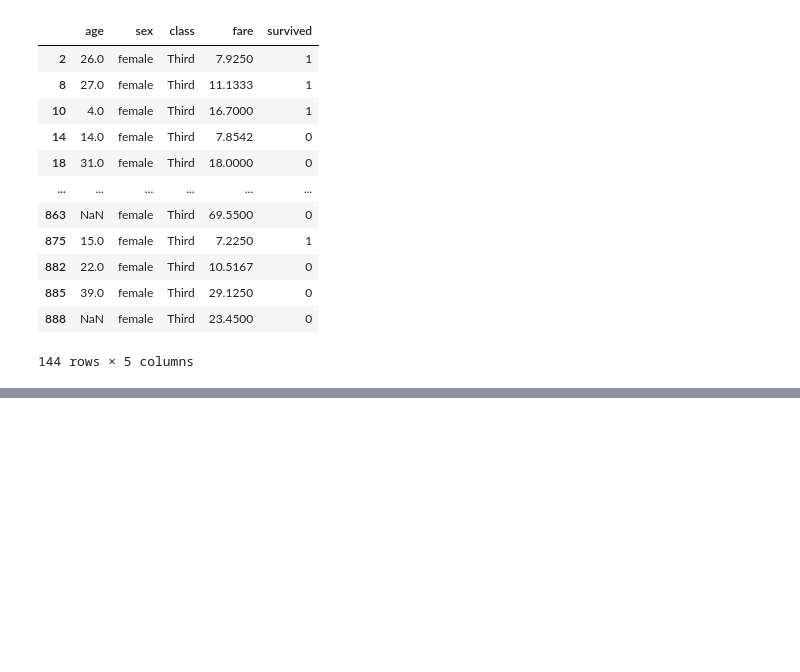
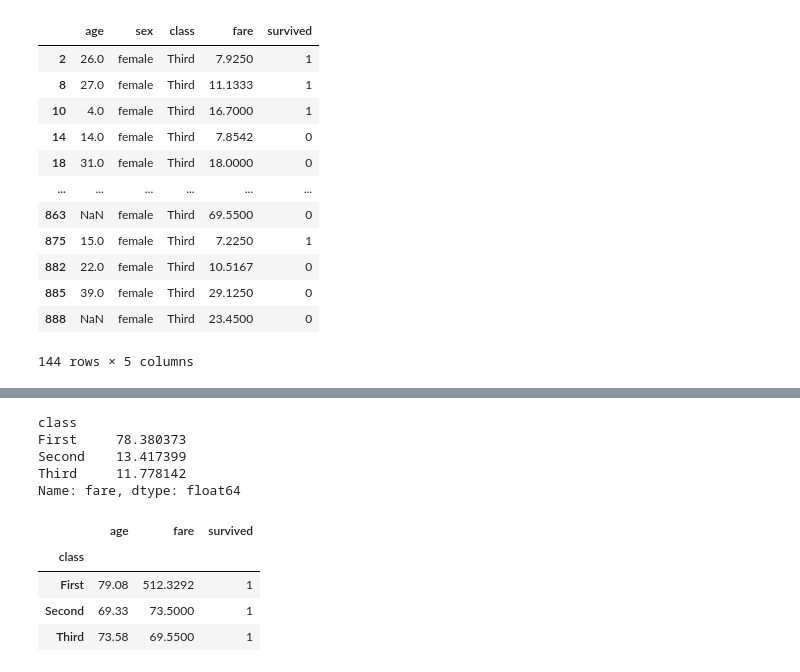
Before and after one commit to naddda0813/Python, a Jupyter notebook: 3.DataAnalysis/Note/15.DataFrame응용.ipynb, the cells around one changed output, grey strips where cells are left out. Cells and saved outputs as stored; diff of their text form; code cells hidden in the pictures; blank space fills up the shorter version.

```diff
--- a/3.DataAnalysis/Note/15.DataFrame응용.ipynb
+++ b/3.DataAnalysis/Note/15.DataFrame응용.ipynb
@@ -751,0 +496,19 @@ group3f
+# %%
+grouped.fare.std()
+# %% [output]
+class
+First     78.380373
+Second    13.417399
+Third     11.778142
+Name: fare, dtype: float64
+# %%
+def min_max(x):
+    return x.max() - x.min()
+# %%
+grouped.agg(min_max)
+# %% [output]
+|  | age | fare | survived |
+| class |  |  |  |
+| First | 79.08 | 512.3292 | 1 |
+| Second | 69.33 | 73.5000 | 1 |
+| Third | 73.58 | 69.5500 | 1 |
```
Also changed, not shown: parts of 39 cells of this notebook, 3 other files.
